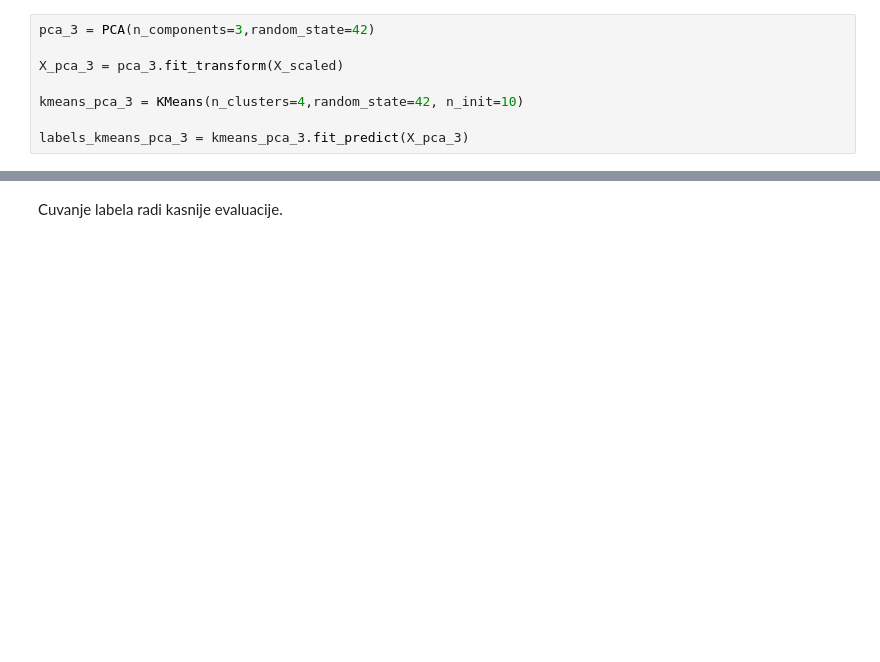
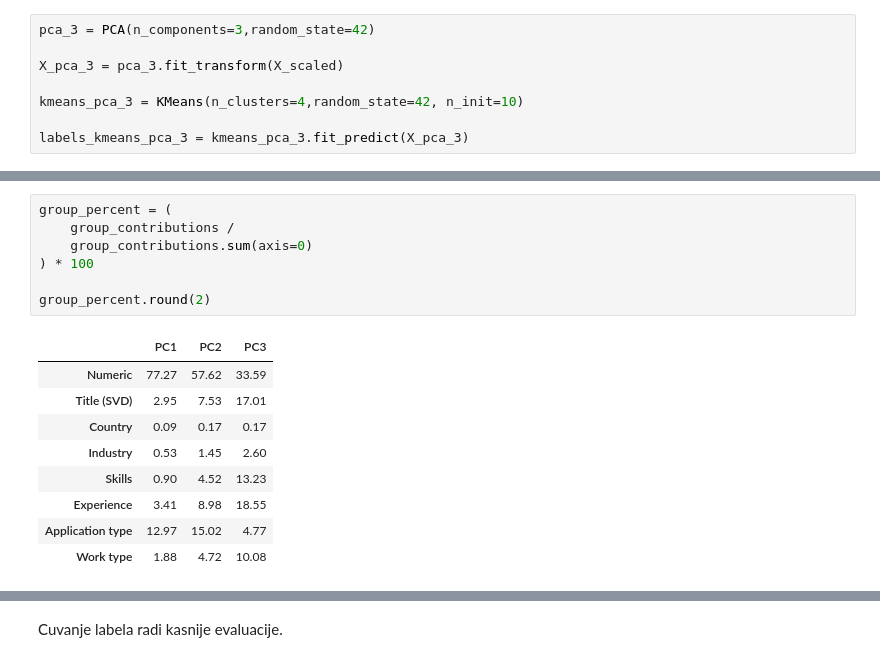
Before and after one commit to MarinaVr1/linkedin-job-postings-clustering, a Jupyter notebook: notebooks/clustering/kmeans.ipynb, the cells around one changed output, grey strips where cells are left out. Saved outputs shown, nothing was run; the diff lists cells and outputs as text; blank space fills up the shorter version.

```diff
--- a/notebooks/clustering/kmeans.ipynb
+++ b/notebooks/clustering/kmeans.ipynb
@@ -509,0 +594,17 @@ labels_kmeans_pca_3 = kmeans_pca_3.fit_predict(X_pca_3)
+# %%
+group_percent = (
+    group_contributions /
+    group_contributions.sum(axis=0)
+) * 100
+
+group_percent.round(2)
+# %% [output]
+|  | PC1 | PC2 | PC3 |
+| Numeric | 77.27 | 57.62 | 33.59 |
+| Title (SVD) | 2.95 | 7.53 | 17.01 |
+| Country | 0.09 | 0.17 | 0.17 |
+| Industry | 0.53 | 1.45 | 2.60 |
+| Skills | 0.90 | 4.52 | 13.23 |
+| Experience | 3.41 | 8.98 | 18.55 |
+| Application type | 12.97 | 15.02 | 4.77 |
+| Work type | 1.88 | 4.72 | 10.08 |
```
Also changed, not shown: parts of 12 cells of this notebook, 1 other file.
